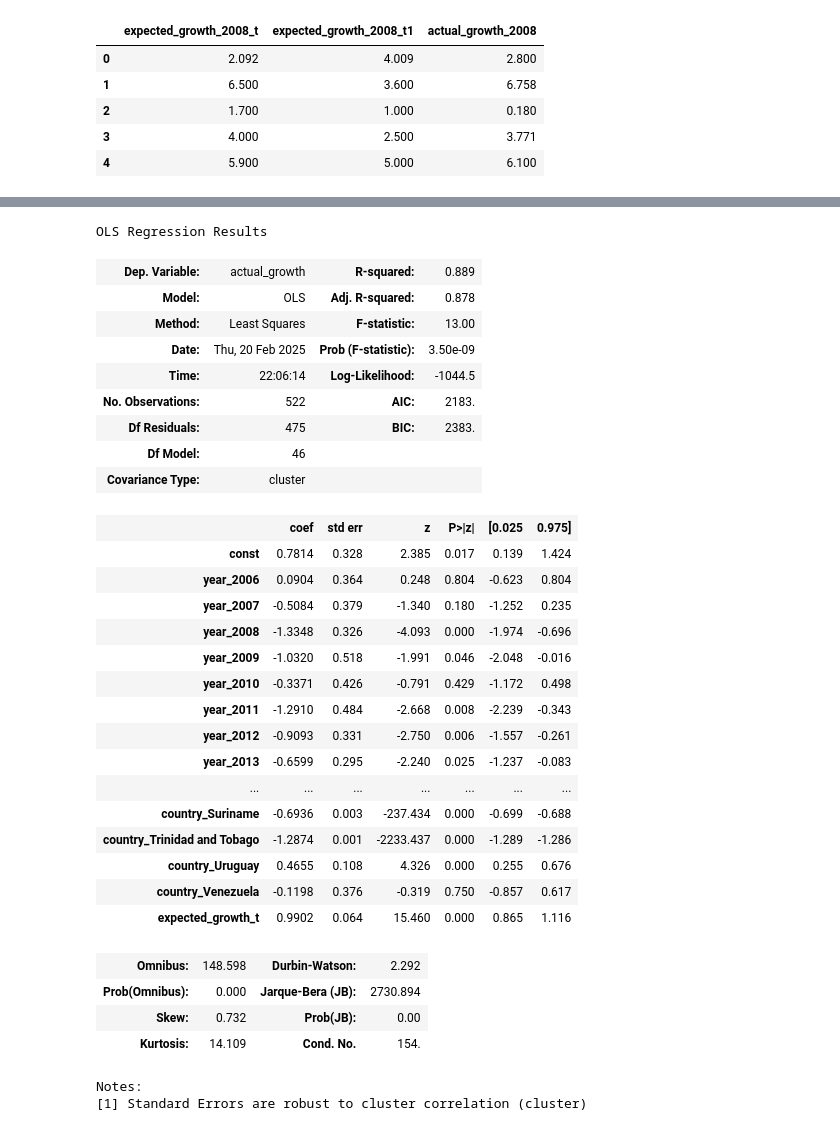
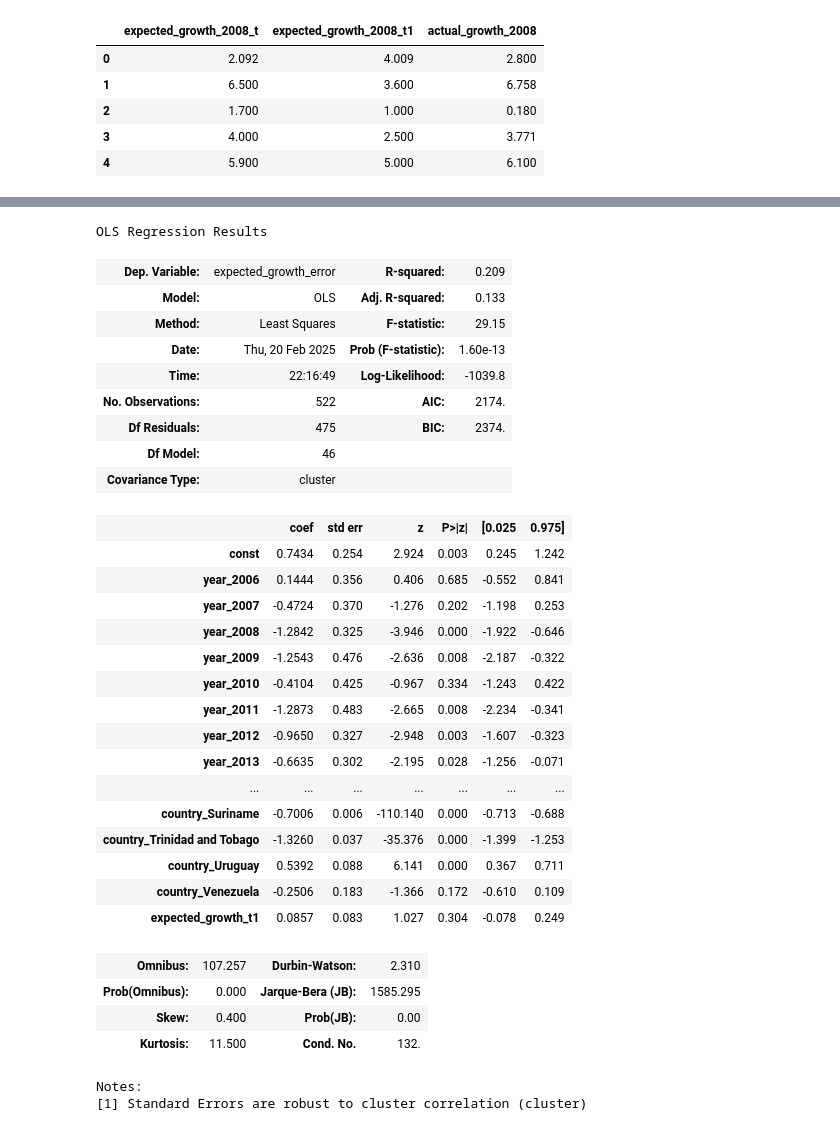
Before and after one commit to seppo0010/imf-growth, a Jupyter notebook: analysis3.ipynb, the cells around one changed output, grey strips where cells are left out. Drawn from its saved outputs; the diff is of its cells as text; code cells hidden in the pictures.

```diff
--- a/analysis3.ipynb
+++ b/analysis3.ipynb
@@ -68,9 +68,9 @@ for x in range(2005, 2023):
             'country': c,
             f'year_{x}': 1,
             f'country_{c}': 1,
-            'expected_growth_t': df[f'expected_growth_{x}_t'][df['Country'] == c].iloc[0],
-            'expected_growth_t1': (df[f'expected_growth_{x}_t1'][df['Country'] == c].iloc[0] - df[f'expected_growth_{x}_t'][df['Country'] == c].iloc[0]) / (df[f'expected_growth_{x}_t1'][df['Country'] == c].iloc[0] - df[f'expected_growth_{x}_t'][df['Country'] == c].iloc[0]+.0001),
-            'actual_growth': df[f'actual_growth_{x}'][df['Country'] == c].iloc[0],
+            # 'expected_growth_t': df[f'expected_growth_{x}_t'][df['Country'] == c].iloc[0],
+            'expected_growth_t1': df[f'expected_growth_{x}_t1'][df['Country'] == c].iloc[0] - df[f'expected_growth_{x}_t'][df['Country'] == c].iloc[0],
+            'expected_growth_error': df[f'actual_growth_{x}'][df['Country'] == c].iloc[0] - df[f'expected_growth_{x}_t'][df['Country'] == c].iloc[0],
         })
 X = pd.DataFrame(table).drop(['country_Mexico', 'year_2005'], axis=1)
 groups = X['country']
@@ -117,38 +87,38 @@ Notes:
 # %%
-y = X['actual_growth']
-model = sm.OLS(y, sm.add_constant(X.drop(['actual_growth', 'expected_growth_t1'], axis=1)))
+y = X['expected_growth_error']
+model = sm.OLS(y, sm.add_constant(X.drop(['expected_growth_error'], axis=1)))
 fitted_model = model.fit(cov_type='cluster', cov_kwds={'groups': groups})
 fitted_model.summary()
 # %% [output]
 OLS Regression Results
-| Dep. Variable: | actual_growth | R-squared: | 0.889 |
-| Model: | OLS | Adj. R-squared: | 0.878 |
-| Method: | Least Squares | F-statistic: | 13.00 |
-| Date: | Thu, 20 Feb 2025 | Prob (F-statistic): | 3.50e-09 |
-| Time: | 22:06:14 | Log-Likelihood: | -1044.5 |
-| No. Observations: | 522 | AIC: | 2183. |
-| Df Residuals: | 475 | BIC: | 2383. |
+| Dep. Variable: | expected_growth_error | R-squared: | 0.209 |
+| Model: | OLS | Adj. R-squared: | 0.133 |
+| Method: | Least Squares | F-statistic: | 29.15 |
+| Date: | Thu, 20 Feb 2025 | Prob (F-statistic): | 1.60e-13 |
+| Time: | 22:16:49 | Log-Likelihood: | -1039.8 |
+| No. Observations: | 522 | AIC: | 2174. |
+| Df Residuals: | 475 | BIC: | 2374. |
 | Df Model: | 46 |  |  |
 | Covariance Type: | cluster |  |  |
 |  | coef | std err | z | P>|z| | [0.025 | 0.975] |
-| const | 0.7814 | 0.328 | 2.385 | 0.017 | 0.139 | 1.424 |
-| year_2006 | 0.0904 | 0.364 | 0.248 | 0.804 | -0.623 | 0.804 |
-| year_2007 | -0.5084 | 0.379 | -1.340 | 0.180 | -1.252 | 0.235 |
-| year_2008 | -1.3348 | 0.326 | -4.093 | 0.000 | -1.974 | -0.696 |
-| year_2009 | -1.0320 | 0.518 | -1.991 | 0.046 | -2.048 | -0.016 |
-| year_2010 | -0.3371 | 0.426 | -0.791 | 0.429 | -1.172 | 0.498 |
-| year_2011 | -1.2910 | 0.484 | -2.668 | 0.008 | -2.239 | -0.343 |
-| year_2012 | -0.9093 | 0.331 | -2.750 | 0.006 | -1.557 | -0.261 |
-| year_2013 | -0.6599 | 0.295 | -2.240 | 0.025 | -1.237 | -0.083 |
+| const | 0.7434 | 0.254 | 2.924 | 0.003 | 0.245 | 1.242 |
+| year_2006 | 0.1444 | 0.356 | 0.406 | 0.685 | -0.552 | 0.841 |
+| year_2007 | -0.4724 | 0.370 | -1.276 | 0.202 | -1.198 | 0.253 |
+| year_2008 | -1.2842 | 0.325 | -3.946 | 0.000 | -1.922 | -0.646 |
+| year_2009 | -1.2543 | 0.476 | -2.636 | 0.008 | -2.187 | -0.322 |
+| year_2010 | -0.4104 | 0.425 | -0.967 | 0.334 | -1.243 | 0.422 |
+| year_2011 | -1.2873 | 0.483 | -2.665 | 0.008 | -2.234 | -0.341 |
+| year_2012 | -0.9650 | 0.327 | -2.948 | 0.003 | -1.607 | -0.323 |
+| year_2013 | -0.6635 | 0.302 | -2.195 | 0.028 | -1.256 | -0.071 |
 | ... | ... | ... | ... | ... | ... | ... |
-| country_Suriname | -0.6936 | 0.003 | -237.434 | 0.000 | -0.699 | -0.688 |
-| country_Trinidad and Tobago | -1.2874 | 0.001 | -2233.437 | 0.000 | -1.289 | -1.286 |
-| country_Uruguay | 0.4655 | 0.108 | 4.326 | 0.000 | 0.255 | 0.676 |
-| country_Venezuela | -0.1198 | 0.376 | -0.319 | 0.750 | -0.857 | 0.617 |
-| expected_growth_t | 0.9902 | 0.064 | 15.460 | 0.000 | 0.865 | 1.116 |
+| country_Suriname | -0.7006 | 0.006 | -110.140 | 0.000 | -0.713 | -0.688 |
+| country_Trinidad and Tobago | -1.3260 | 0.037 | -35.376 | 0.000 | -1.399 | -1.253 |
+| country_Uruguay | 0.5392 | 0.088 | 6.141 | 0.000 | 0.367 | 0.711 |
+| country_Venezuela | -0.2506 | 0.183 | -1.366 | 0.172 | -0.610 | 0.109 |
+| expected_growth_t1 | 0.0857 | 0.083 | 1.027 | 0.304 | -0.078 | 0.249 |
-| Omnibus: | 148.598 | Durbin-Watson: | 2.292 |
-| Prob(Omnibus): | 0.000 | Jarque-Bera (JB): | 2730.894 |
-| Skew: | 0.732 | Prob(JB): | 0.00 |
-| Kurtosis: | 14.109 | Cond. No. | 154. |
+| Omnibus: | 107.257 | Durbin-Watson: | 2.310 |
+| Prob(Omnibus): | 0.000 | Jarque-Bera (JB): | 1585.295 |
+| Skew: | 0.400 | Prob(JB): | 0.00 |
+| Kurtosis: | 11.500 | Cond. No. | 132. |
 Notes:
 [1] Standard Errors are robust to cluster correlation (cluster)
```
Also changed, not shown: parts of 5 cells of this notebook.
